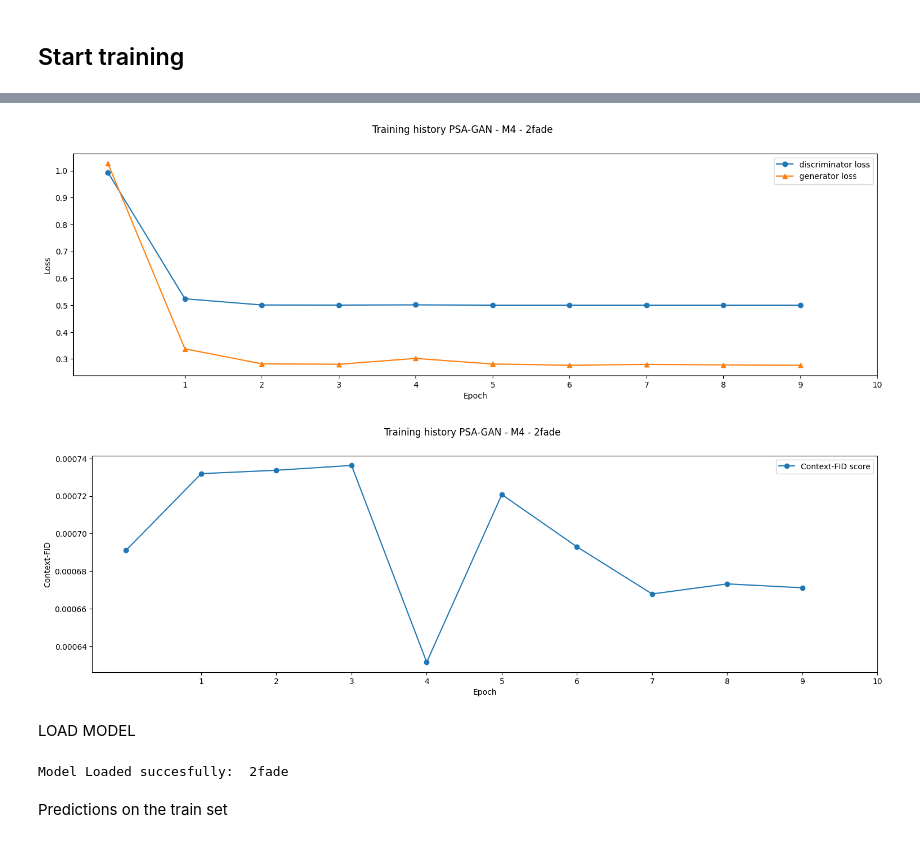
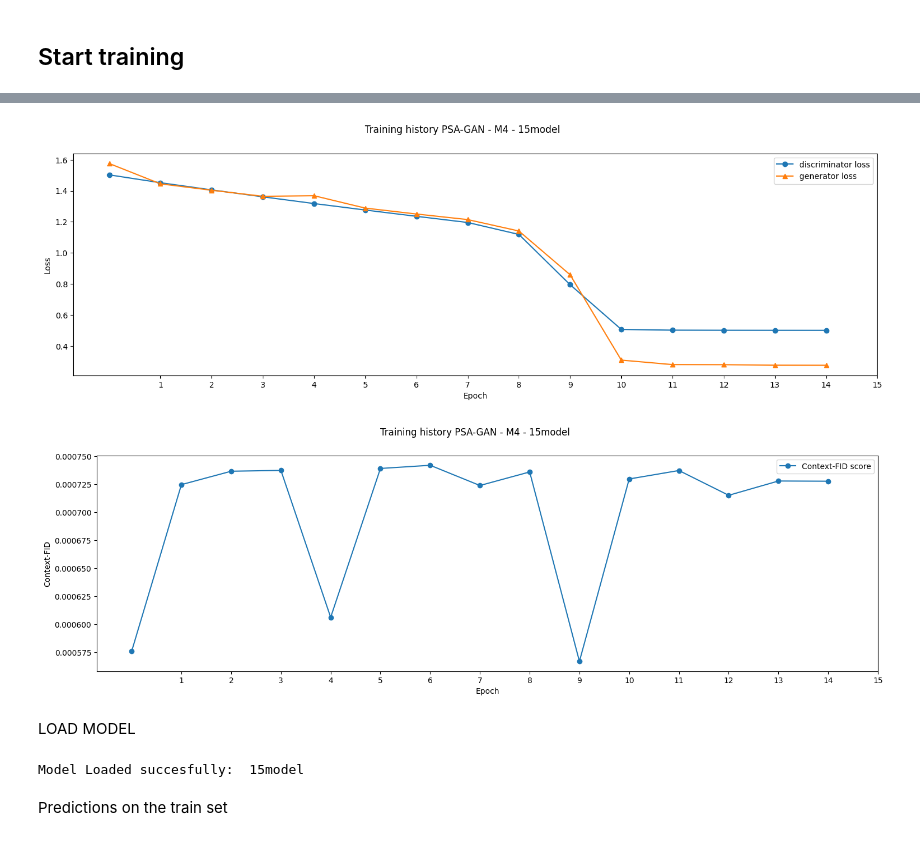
Before and after one commit to francomano/PSA-GAN, a Jupyter notebook: Main_Notebook.ipynb, the cells around one changed output, grey strips where cells are left out. Saved outputs shown, nothing was run; the diff lists cells and outputs as text; code cells hidden in the pictures.

Commit message:
15 epoch result

```diff
--- a/Main_Notebook.ipynb
+++ b/Main_Notebook.ipynb
@@ -323,18 +325,17 @@ def train_GAN(
 # %%
 %%time
 
-name_model="2fade"
+name_model="15model"
 D,G, d_losses, g_losses, fids = train_GAN(
     trainX,
     sequences_train,
     seq_length=seq_length,
-    batch_size=347,
-    #batch_size=121,
-    discriminator_lr=0.0005,
-    generator_lr=0.0005,
-    num_epochs=10,
-    #num_epochs=2,
-    blocks_to_add=1,
+    #batch_size=347,
+    batch_size=121,
+    discriminator_lr=0.00005,
+    generator_lr=0.00005,
+    num_epochs=15,
+    blocks_to_add=2,
     timestamp=5,
     ml=True,
     fade_in=True,
@@ -365,12 +366,12 @@ Wall time: 13min 53s
-[figure, old version]
+[figure, new version]
-[figure, old version]
+[figure, new version]
 # %% [markdown]
 LOAD MODEL
 # %%
-name_model="2fade"
+name_model="15model"
 G,D = utils.load_model(path,name_model)
 # %% [output]
-Model Loaded succesfully:  2fade
+Model Loaded succesfully:  15model
 # %% [markdown]
 Predictions on the train set
 # %%
```
Also changed, not shown: parts of 10 cells of this notebook, 4 other files.
